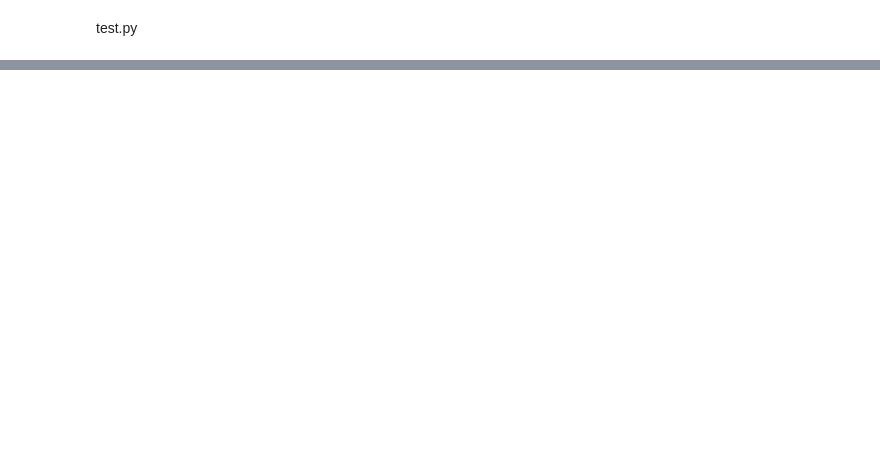
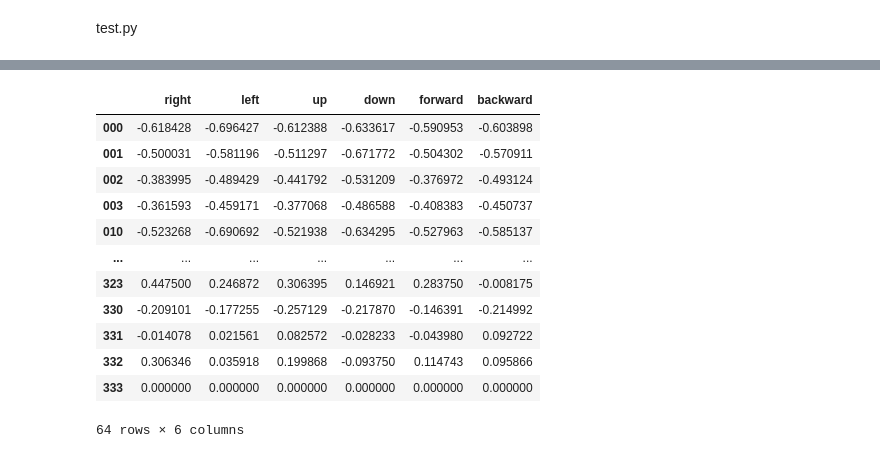
Before and after one commit to kailing231/treasurecube, a Jupyter notebook: TreasureHunt.ipynb, the cells around one changed output, grey strips where cells are left out. Saved outputs shown, nothing was run; the diff lists cells and outputs as text; code cells hidden in the pictures; blank space fills up the shorter version.

```diff
--- a/TreasureHunt.ipynb
+++ b/TreasureHunt.ipynb
@@ -240,7 +240,7 @@ qdf = Qtable.copy()
 # %%
-# Qtable.loc['000'] # find all action values, of the state
-state = "000"
-# Qtable.loc[state].idxmax()
-action = "left"
-# qdf.loc[state, action] = 999
-qdf.loc[state].max()
+# # Qtable.loc['000'] # find all action values, of the state
+# state = "000"
+# # Qtable.loc[state].idxmax()
+# action = "left"
+# # qdf.loc[state, action] = 999
+# qdf.loc[state].max()
@@ -249,3 +247,3 @@ qdf.loc[state].max()
 # %%
-state = env.randomState()
-"".join([str(s) for s in state])
+# state = env.randomState()
+# "".join([str(s) for s in state])
@@ -364,3 +344,19 @@ KeyboardInterrupt: ignored
+# %%
+Qtable
+# %% [output]
+|  | right | left | up | down | forward | backward |
+| 000 | -0.618428 | -0.696427 | -0.612388 | -0.633617 | -0.590953 | -0.603898 |
+| 001 | -0.500031 | -0.581196 | -0.511297 | -0.671772 | -0.504302 | -0.570911 |
+| 002 | -0.383995 | -0.489429 | -0.441792 | -0.531209 | -0.376972 | -0.493124 |
+| 003 | -0.361593 | -0.459171 | -0.377068 | -0.486588 | -0.408383 | -0.450737 |
+| 010 | -0.523268 | -0.690692 | -0.521938 | -0.634295 | -0.527963 | -0.585137 |
+| ... | ... | ... | ... | ... | ... | ... |
+| 323 | 0.447500 | 0.246872 | 0.306395 | 0.146921 | 0.283750 | -0.008175 |
+| 330 | -0.209101 | -0.177255 | -0.257129 | -0.217870 | -0.146391 | -0.214992 |
+| 331 | -0.014078 | 0.021561 | 0.082572 | -0.028233 | -0.043980 | 0.092722 |
+| 332 | 0.306346 | 0.035918 | 0.199868 | -0.093750 | 0.114743 | 0.095866 |
+| 333 | 0.000000 | 0.000000 | 0.000000 | 0.000000 | 0.000000 | 0.000000 |
+64 rows × 6 columns
 # %%
 # def test_cube(max_episode, max_step):
 #     env = TreasureCube(max_step=max_step)
```
Also changed, not shown: parts of 7 cells of this notebook.
